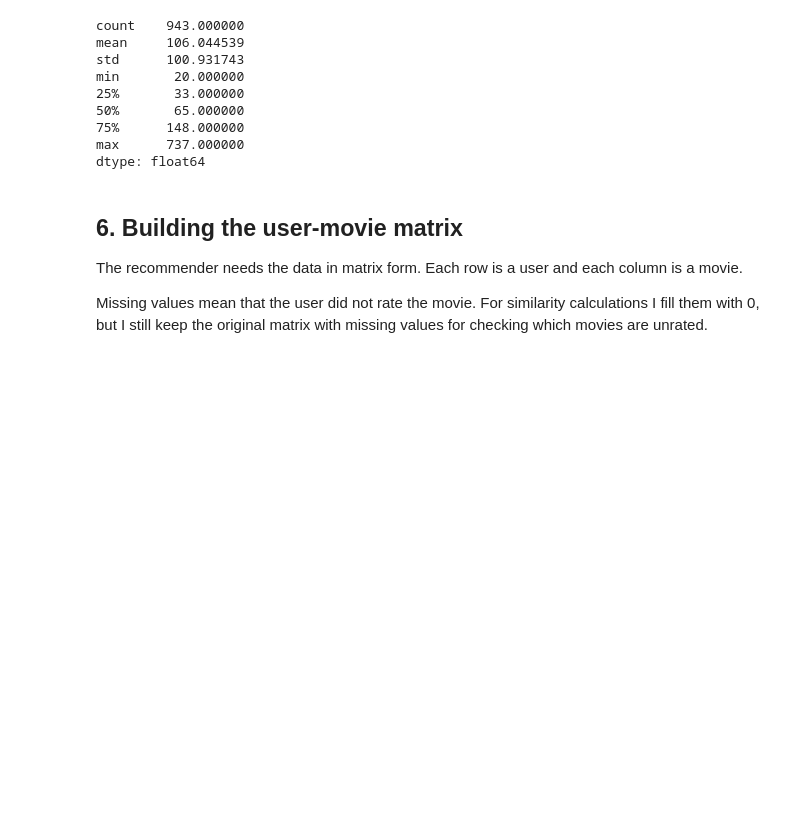
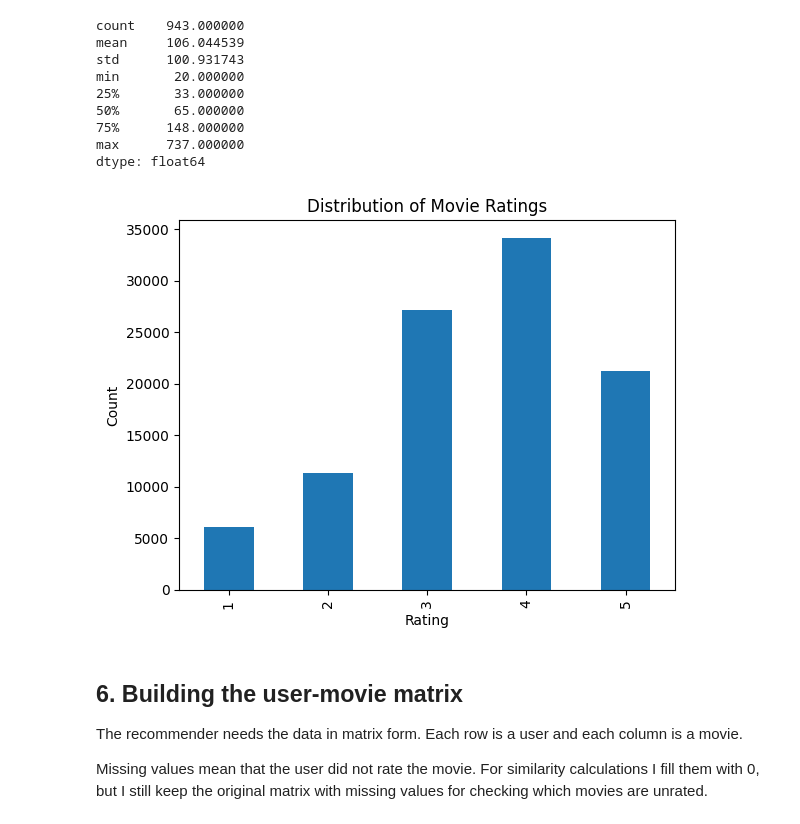
Before and after one commit to allymladenova-png/movie_recommendation, a Jupyter notebook: movie_recommendation_system.ipynb, the cells around one changed output. Cells and saved outputs as stored; diff of their text form; code cells hidden in the pictures; blank space fills up the shorter version.

Commit message:
Add files via upload
Create user-movie rating matrix

```diff
--- a/movie_recommendation_system.ipynb
+++ b/movie_recommendation_system.ipynb
@@ -275,6 +275,14 @@ min       20.000000
 75%      148.000000
 max      737.000000
 dtype: float64
+# %%
+ratings["rating"].value_counts().sort_index().plot(kind="bar")
+plt.title("Distribution of Movie Ratings")
+plt.xlabel("Rating")
+plt.ylabel("Count")
+plt.show()
+# %% [output]
+[figure, added]
 # %% [markdown]
 ## 6. Building the user-movie matrix
 
```
Also changed, not shown: parts of 10 cells of this notebook.
